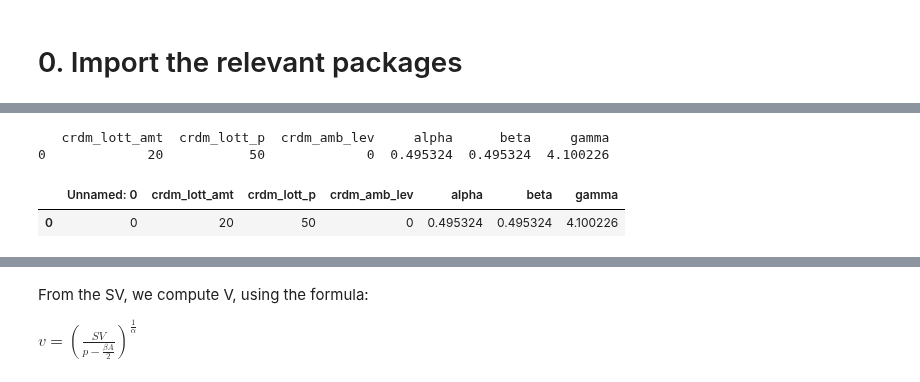
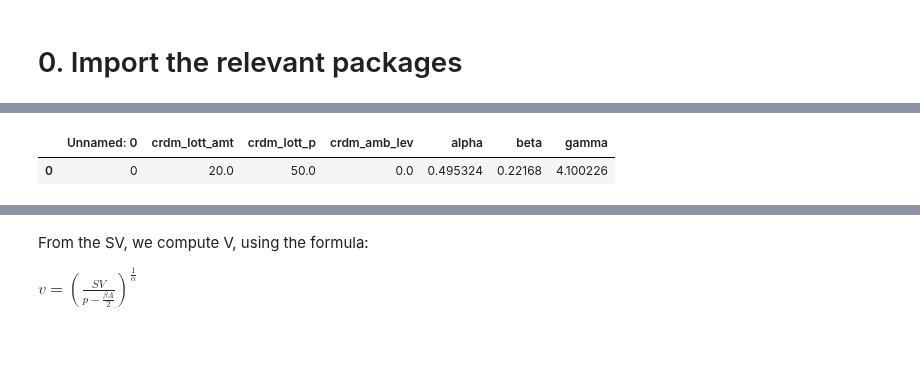
Before and after one commit to CDN-Lab/Adaptive_Choicesets, a Jupyter notebook: gen_choice_set_space.ipynb, the cells around one changed output, grey strips where cells are left out. Cells and saved outputs as stored; diff of their text form; code cells hidden in the pictures; blank space fills up the shorter version.

```diff
--- a/gen_choice_set_space.ipynb
+++ b/gen_choice_set_space.ipynb
@@ -20,22 +20,22 @@ From
 
 We now have all the elements to calculate subjective value.
 # %%
+''' Input should have this form
+
 cols = ['crdm_lott_amt', 'crdm_lott_p', 'crdm_amb_lev', 'alpha', 'beta', 'gamma']
 
 df_indif = pd.DataFrame([[20, 50, 0, 0.495323857, 0.495323857, 4.100226383]], columns= cols)
 print(df_indif)
 filename = 'csv/example_input.csv'
 df_indif.to_csv(filename)
+
+'''
+subject_SE = 'csv/subject_input.csv'
+df = pd.read_csv(subject_SE)
+df
 # %% [output]
-   crdm_lott_amt  crdm_lott_p  crdm_amb_lev     alpha      beta     gamma
-0             20           50             0  0.495324  0.495324  4.100226
+|  | Unnamed: 0 | crdm_lott_amt | crdm_lott_p | crdm_amb_lev | alpha | beta | gamma |
+| 0 | 0 | 20.0 | 50.0 | 0.0 | 0.495324 | 0.22168 | 4.100226 |
-# %%
-filename = 'csv/example_input.csv'
-df = pd.read_csv(filename)
-df
-# %% [output]
-|  | Unnamed: 0 | crdm_lott_amt | crdm_lott_p | crdm_amb_lev | alpha | beta | gamma |
-| 0 | 0 | 20 | 50 | 0 | 0.495324 | 0.495324 | 4.100226 |
 # %%
 #Declare the variables
 p = df['crdm_lott_p'].values[0]/100  #Use sub_df.iloc[0]['A']
```
Also changed, not shown: parts of 1 cell of this notebook, 2 other files.
